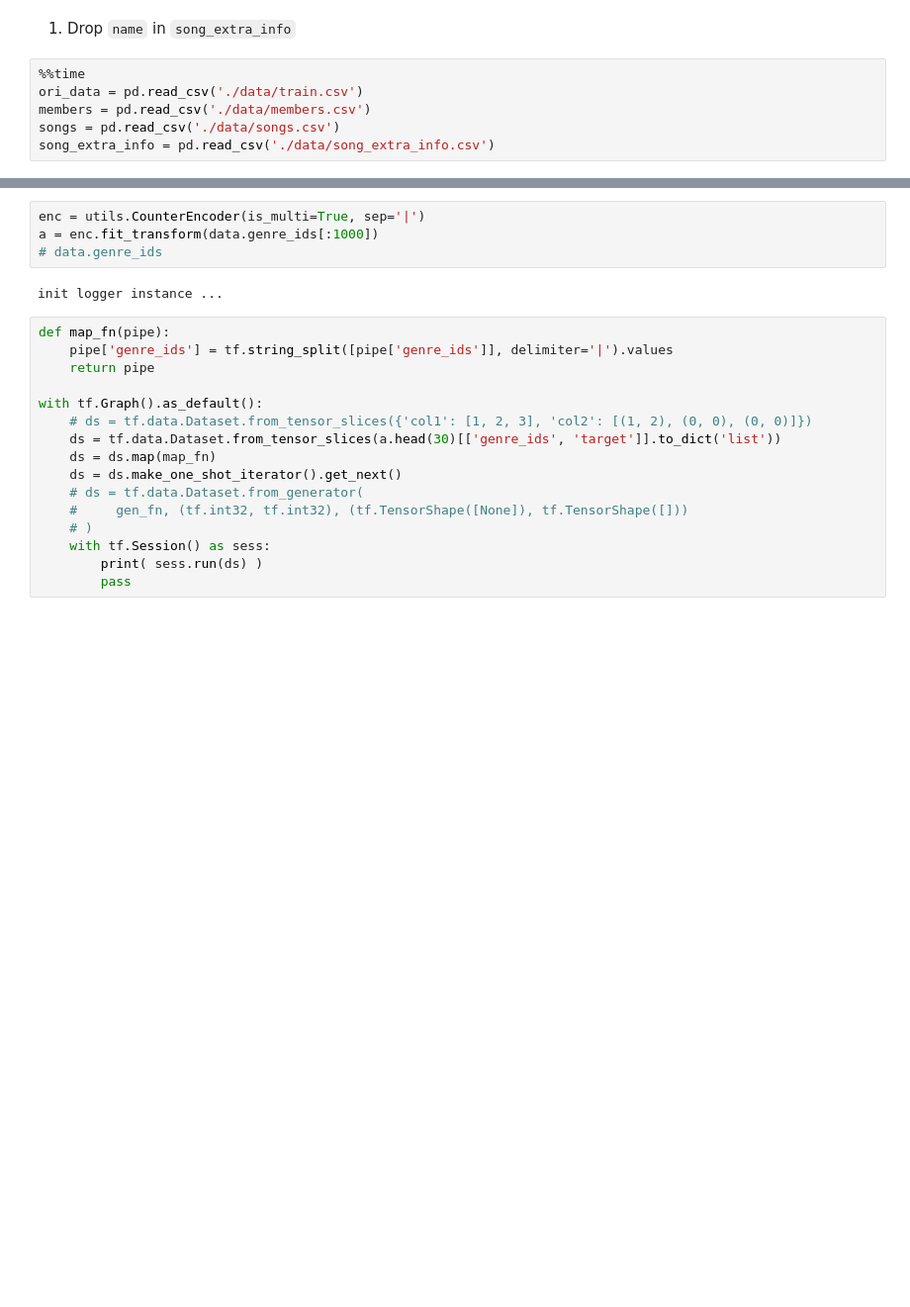
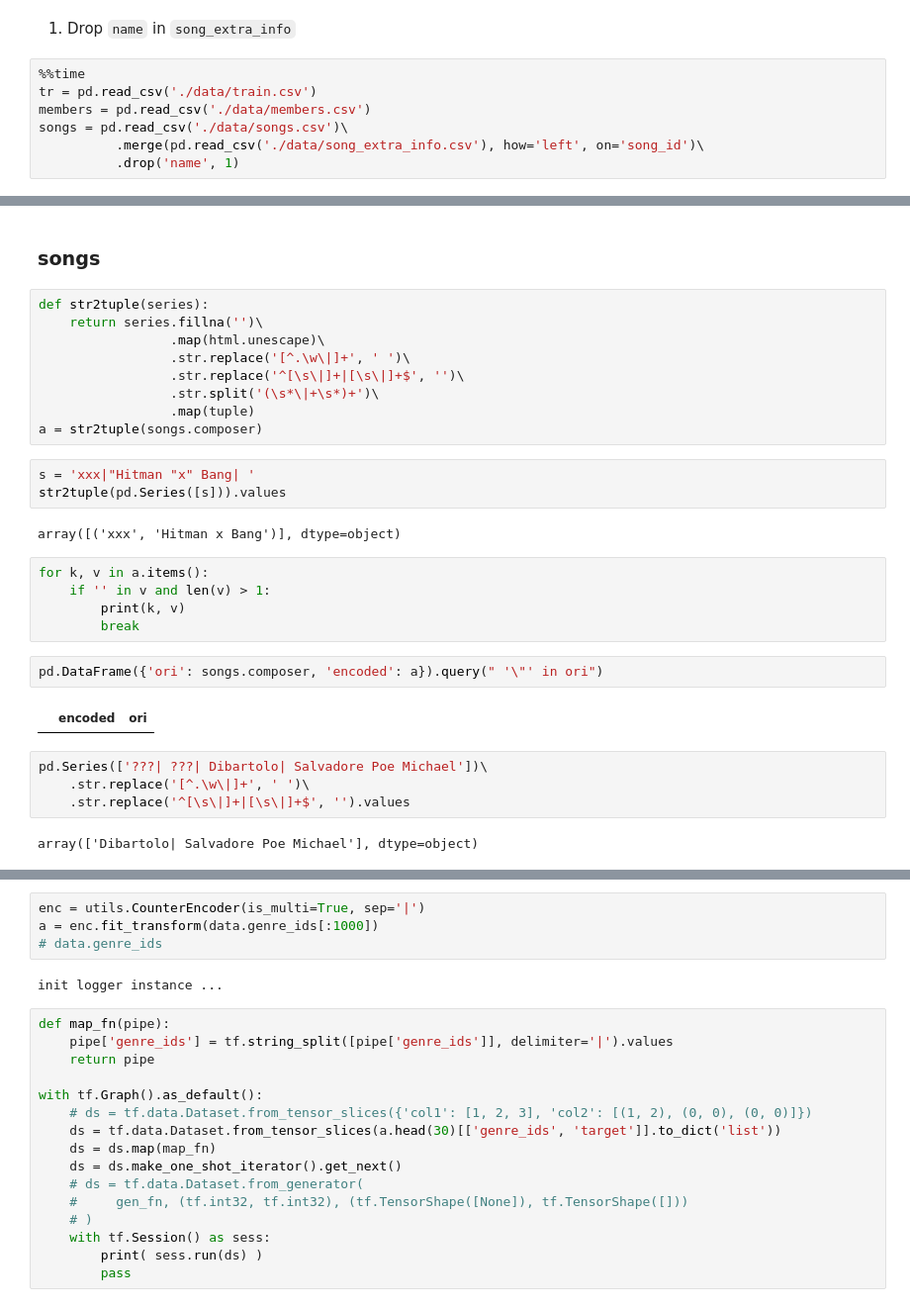
Before and after one commit to CloudMile/ml-specialized, a Jupyter notebook: kkbox/kkbox.ipynb, the cells around one changed output, grey strips where cells are left out. Shown at 99% size. Cells and saved outputs as stored; diff of their text form; blank space fills up the shorter version.

```diff
--- a/kkbox/kkbox.ipynb
+++ b/kkbox/kkbox.ipynb
@@ -192,8 +128,9 @@ def heatmap(*cols, annot=True):
 1. Drop `name` in `song_extra_info`
 # %%
 %%time
-ori_data = pd.read_csv('./data/train.csv')
+tr = pd.read_csv('./data/train.csv')
 members = pd.read_csv('./data/members.csv')
-songs = pd.read_csv('./data/songs.csv')
-song_extra_info = pd.read_csv('./data/song_extra_info.csv')
+songs = pd.read_csv('./data/songs.csv')\
+          .merge(pd.read_csv('./data/song_extra_info.csv'), how='left', on='song_id')\
+          .drop('name', 1)
 # %% [output]
@@ -200,0 +156,31 @@ Wall time: 17.9 s
+# %% [markdown]
+### songs
+# %%
+def str2tuple(series):
+    return series.fillna('')\
+                 .map(html.unescape)\
+                 .str.replace('[^.\w\|]+', ' ')\
+                 .str.replace('^[\s\|]+|[\s\|]+$', '')\
+                 .str.split('(\s*\|+\s*)+')\
+                 .map(tuple)
+a = str2tuple(songs.composer)
+# %%
+s = 'xxx|"Hitman "x" Bang| '
+str2tuple(pd.Series([s])).values
+# %% [output]
+array([('xxx', 'Hitman x Bang')], dtype=object)
+# %%
+for k, v in a.items():
+    if '' in v and len(v) > 1:
+        print(k, v)
+        break
+# %%
+pd.DataFrame({'ori': songs.composer, 'encoded': a}).query(" '\"' in ori")
+# %% [output]
+|  | encoded | ori |
+# %%
+pd.Series(['???| ???| Dibartolo| Salvadore Poe Michael'])\
+    .str.replace('[^.\w\|]+', ' ')\
+    .str.replace('^[\s\|]+|[\s\|]+$', '').values
+# %% [output]
+array(['Dibartolo| Salvadore Poe Michael'], dtype=object)
```
Also changed, not shown: parts of 85 cells of this notebook, 7 other files.
